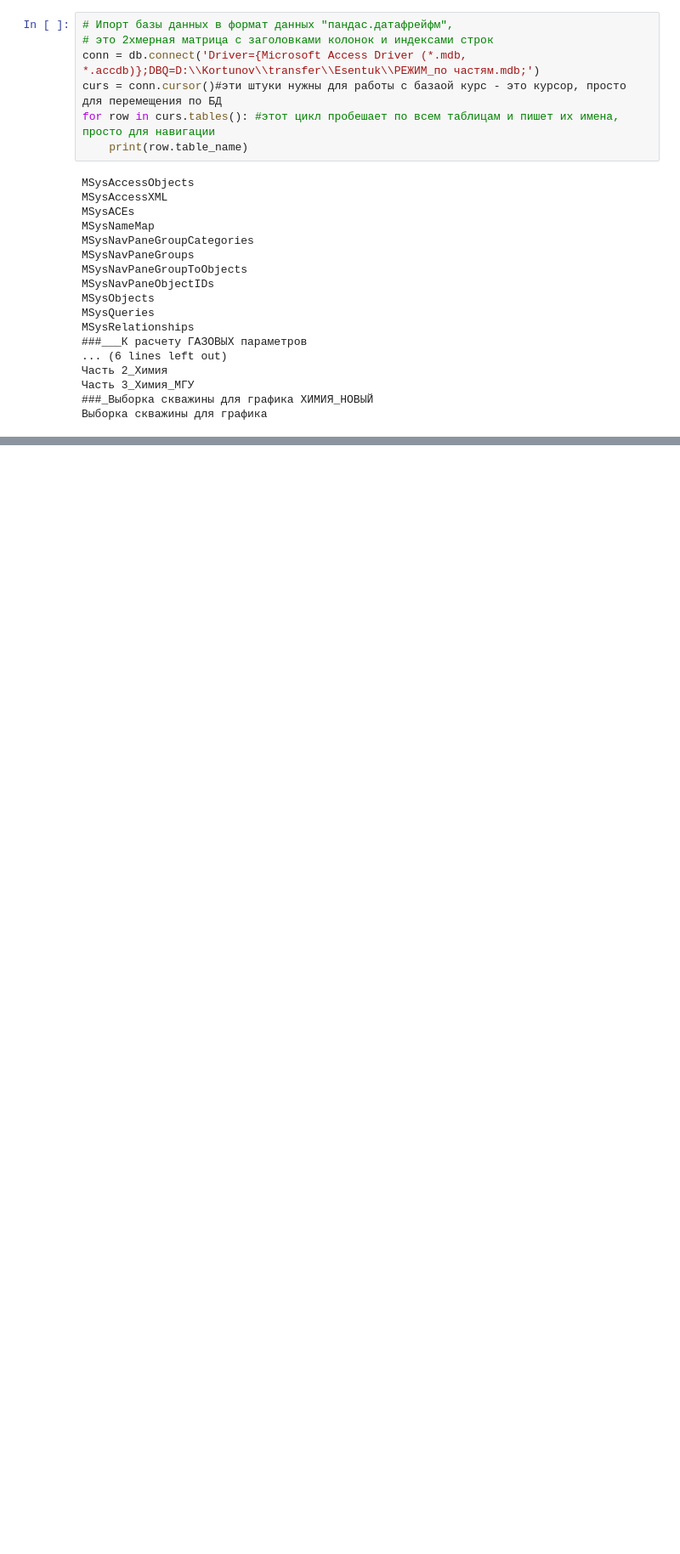
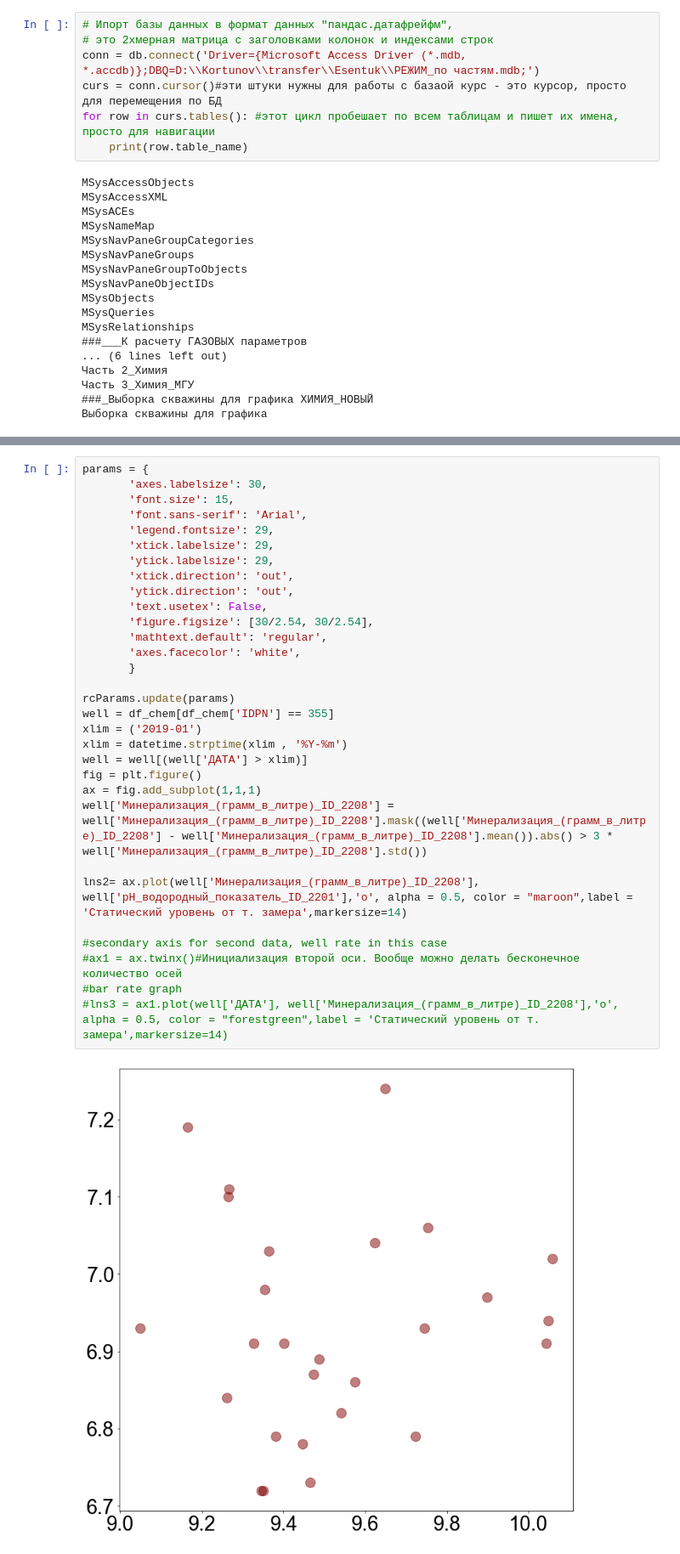
Before and after one commit to ekortunov/Jupiter, a Jupyter notebook: Untitled3.ipynb, the cells around one changed output, grey strips where cells are left out. Shown at 85% size. Cells and saved outputs as stored; diff of their text form; blank space fills up the shorter version.

```diff
--- a/Untitled3.ipynb
+++ b/Untitled3.ipynb
@@ -1874,0 +132,33 @@ array([1468.])
+# %%
+params = {
+       'axes.labelsize': 30,
+       'font.size': 15,
+       'font.sans-serif': 'Arial',
+       'legend.fontsize': 29,
+       'xtick.labelsize': 29,
+       'ytick.labelsize': 29,
+       'xtick.direction': 'out',
+       'ytick.direction': 'out',
+       'text.usetex': False,
+       'figure.figsize': [30/2.54, 30/2.54],
+       'mathtext.default': 'regular',
+       'axes.facecolor': 'white',
+       }
+
+rcParams.update(params)
+well = df_chem[df_chem['IDPN'] == 355]
+xlim = ('2019-01')
+xlim = datetime.strptime(xlim , '%Y-%m')
+well = well[(well['ДАТА'] > xlim)]
+fig = plt.figure()
+ax = fig.add_subplot(1,1,1)
+well['Минерализация_(грамм_в_литре)_ID_2208'] = well['Минерализация_(грамм_в_литре)_ID_2208'].mask((well['Минерализация_(грамм_в_литре)_ID_2208'] - well['Минерализация_(грамм_в_литре)_ID_2208'].mean()).abs() > 3 * well['Минерализация_(грамм_в_литре)_ID_2208'].std())
+
+lns2= ax.plot(well['Минерализация_(грамм_в_литре)_ID_2208'], well['pH_водородный_показатель_ID_2201'],'o', alpha = 0.5, color = "maroon",label = 'Статический уровень от т. замера',markersize=14)
+
+#secondary axis for second data, well rate in this case
+#ax1 = ax.twinx()#Инициализация второй оси. Вообще можно делать бесконечное количество осей
+#bar rate graph
+#lns3 = ax1.plot(well['ДАТА'], well['Минерализация_(грамм_в_литре)_ID_2208'],'o', alpha = 0.5, color = "forestgreen",label = 'Статический уровень от т. замера',markersize=14)
+# %% [output]
+[figure, added]
```
Also changed, not shown: parts of 57 cells of this notebook, 13 other files.
